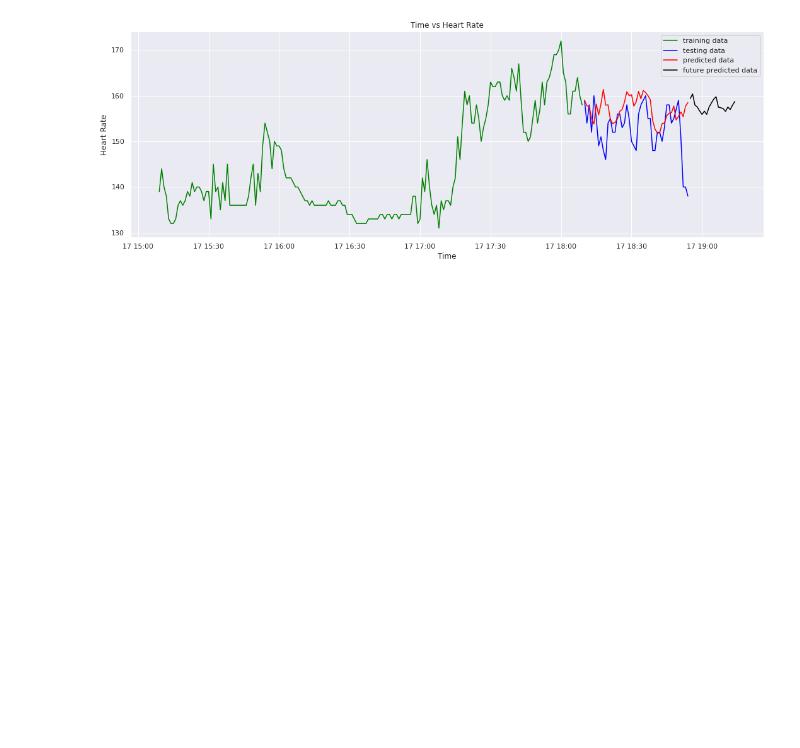
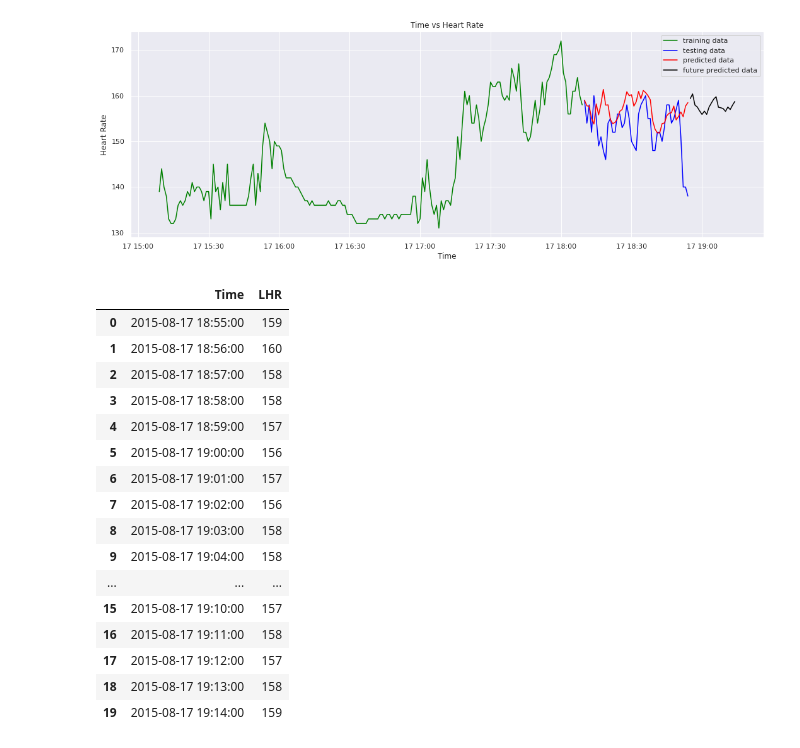
Before and after one commit to mohsinziabutt/Applied-AI-Challenge-1, a Jupyter notebook: LHR_Time_Series.ipynb, the cells around one changed output. Cells and saved outputs as stored; diff of their text form; code cells hidden in the pictures; blank space fills up the shorter version.

```diff
--- a/LHR_Time_Series.ipynb
+++ b/LHR_Time_Series.ipynb
@@ -338,3 +338,23 @@ new_df['LHR'] = prediction.round(0).astype(int)
 new_df['Time'] = new_df.index
 new_df.reset_index(drop=True, inplace=True)
 new_df.to_csv('new_LHR_predictions.csv', header=True, index=False)
+# %%
+new_df
+# %% [output]
+|  | Time | LHR |
+| 0 | 2015-08-17 18:55:00 | 159 |
+| 1 | 2015-08-17 18:56:00 | 160 |
+| 2 | 2015-08-17 18:57:00 | 158 |
+| 3 | 2015-08-17 18:58:00 | 158 |
+| 4 | 2015-08-17 18:59:00 | 157 |
+| 5 | 2015-08-17 19:00:00 | 156 |
+| 6 | 2015-08-17 19:01:00 | 157 |
+| 7 | 2015-08-17 19:02:00 | 156 |
+| 8 | 2015-08-17 19:03:00 | 158 |
+| 9 | 2015-08-17 19:04:00 | 158 |
+| ... | ... | ... |
+| 15 | 2015-08-17 19:10:00 | 157 |
+| 16 | 2015-08-17 19:11:00 | 158 |
+| 17 | 2015-08-17 19:12:00 | 157 |
+| 18 | 2015-08-17 19:13:00 | 158 |
+| 19 | 2015-08-17 19:14:00 | 159 |
```
